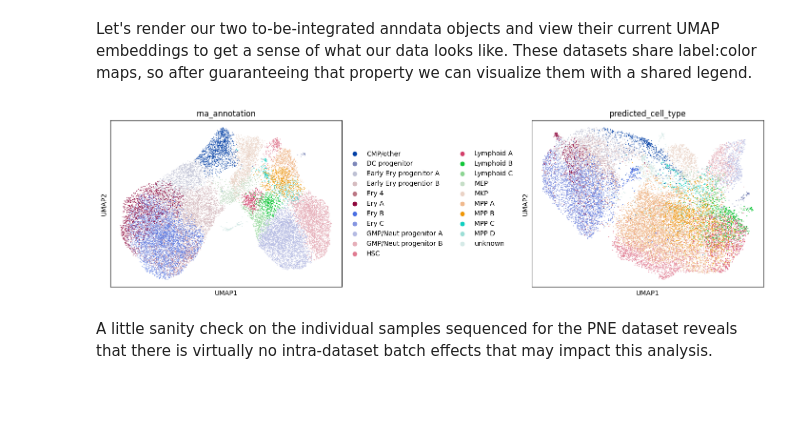
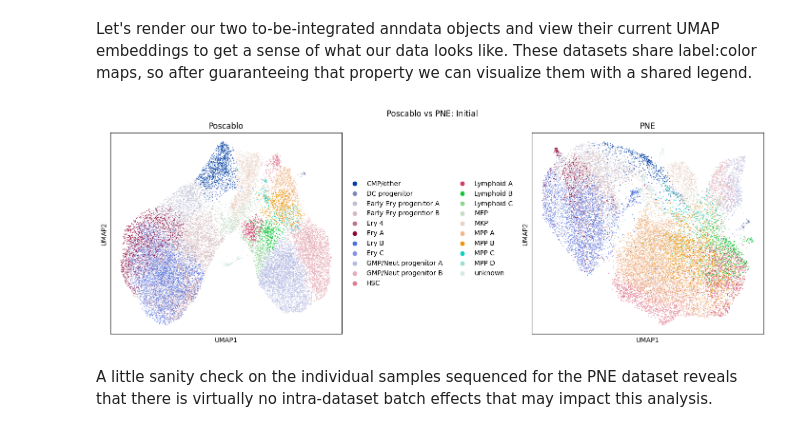
Before and after one commit to akash-pandit/age-analysis, a Jupyter notebook: notebooks/cluster-integrated-rna.ipynb, the cells around one changed output. Cells and saved outputs as stored; diff of their text form; code cells hidden in the pictures; blank space fills up the shorter version.

```diff
--- a/notebooks/cluster-integrated-rna.ipynb
+++ b/notebooks/cluster-integrated-rna.ipynb
@@ -49,17 +49,20 @@ Let's render our two to-be-integrated anndata objects and view their current UMA
 poscablo = sc.read_h5ad(filename=POSCABLO_PATH)
 pne = sc.read_h5ad(filename=PNE_PATH)
 
-
-plot_shared_celltypes(
-    adata1=poscablo, color_col1='rna_annotation',
-    adata2=pne, color_col2='predicted_cell_type'
-)
-
-plot_dual_celltypes(
-
-)
+poscablo_annot, pne_annot = 'rna_annotation', 'predicted_cell_type'
-# %% [output]
-[figure, removed]
+# %%
+plot_dual_celltypes(
+    figtitle="Poscablo vs PNE: Initial",
+    adata1=poscablo,
+    adata2=pne,
+    color_col1=poscablo_annot,
+    color_col2=pne_annot,
+    title1="Poscablo",
+    title2="PNE",
+    savepath=FIGURES/"init-umap.png"
+)
+# %% [output]
+[figure, added]
 # %% [markdown]
 A little sanity check on the individual samples sequenced for the PNE dataset reveals that there is virtually no intra-dataset batch effects that may impact this analysis.
 # %%
```
Also changed, not shown: parts of 9 cells of this notebook, 5 other files.
